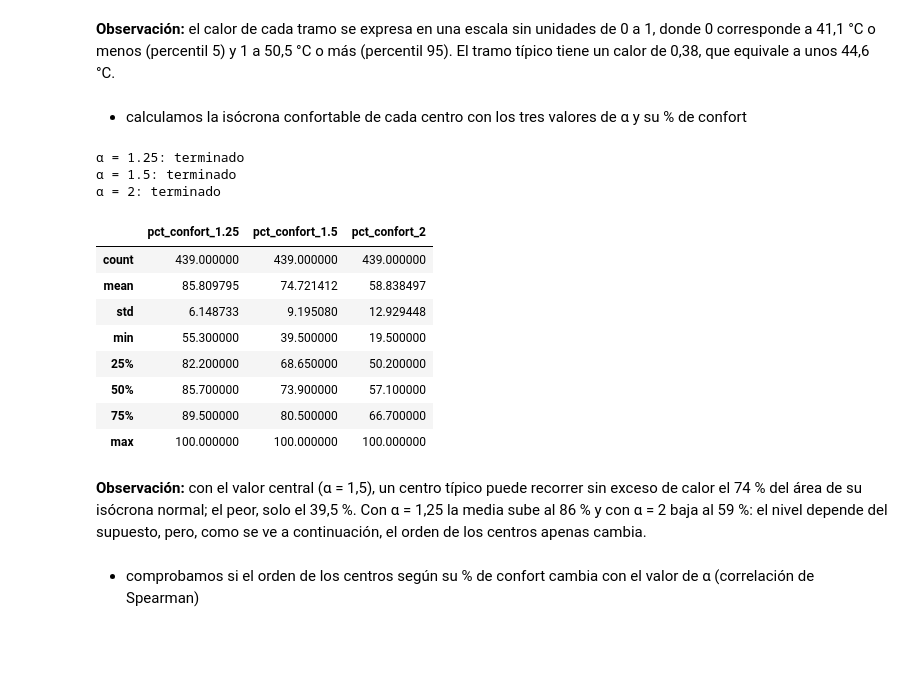
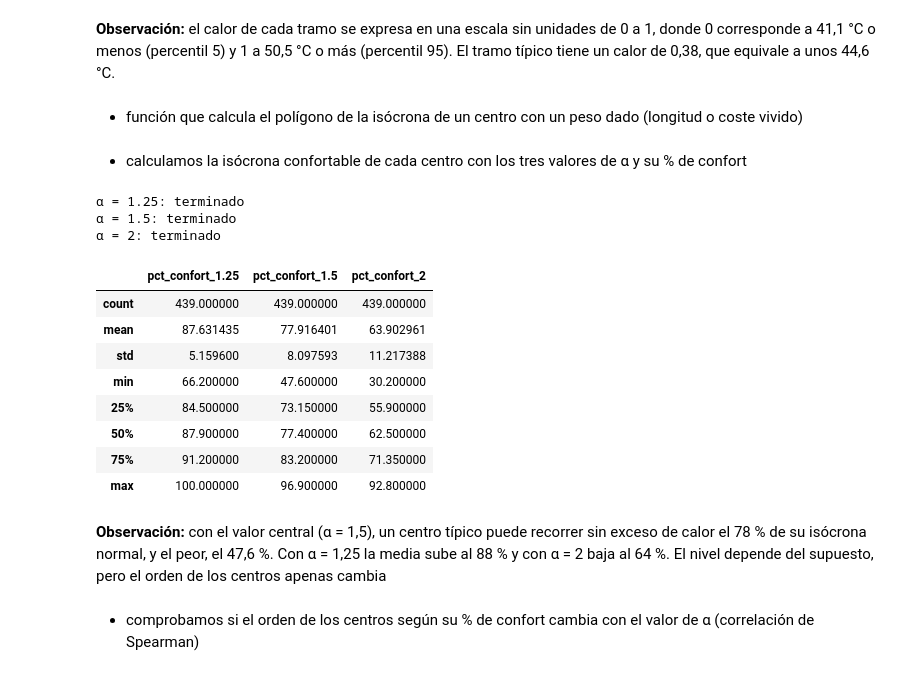
Before and after one commit to Juancarlosdelmarlostanau/calor-mayores-madrid, a Jupyter notebook: notebooks/isocronas.ipynb, the cells around one changed output. Drawn from its saved outputs; the diff is of its cells as text; code cells hidden in the pictures; blank space fills up the shorter version.

```diff
--- a/notebooks/isocronas.ipynb
+++ b/notebooks/isocronas.ipynb
@@ -25,6 +25,7 @@ VELOCIDAD = 0.8
 MINUTOS = 15
 DISTANCIA_MAXIMA = VELOCIDAD * MINUTOS * 60
 MARGEN_CALLE = 25
+RADIO_SALIDA = 100
 
 print("Distancia máxima:", DISTANCIA_MAXIMA, "m")
 # %% [output]
@@ -83,14 +113,10 @@ Name: dist_nodo, dtype: float64
 poligonos = []
 n_nodos = []
 
-for nodo in centros["nodo"]:
-    alcanzados = nx.single_source_dijkstra_path_length(red, nodo, cutoff=DISTANCIA_MAXIMA, weight="length")
-    tramos_alcanzados = tramos[
-        tramos.index.get_level_values("u").isin(alcanzados) &
-        tramos.index.get_level_values("v").isin(alcanzados)
-    ]
-    poligonos.append(tramos_alcanzados.buffer(MARGEN_CALLE).union_all())
-    n_nodos.append(len(alcanzados))
+for punto in centros.geometry:
+    poligono, n_alcanzados = calcular_isocrona(punto, "length")
+    poligonos.append(poligono)
+    n_nodos.append(n_alcanzados)
 
 isocronas = gpd.GeoDataFrame(
     centros[["codigo", "nombre", "tipo_centro", "plazas", "dist_nodo"]].copy(),
@@ -283,50 +299,43 @@ Name: calor, dtype: float64
-# %%
-def calcular_isocrona(nodo, peso):
-    """Devuelve el polígono de las calles alcanzadas desde un nodo hasta la distancia máxima, y el nº de nodos alcanzados."""
-    alcanzados = nx.single_source_dijkstra_path_length(red, nodo, cutoff=DISTANCIA_MAXIMA, weight=peso)
-    tramos_alcanzados = tramos[
-        tramos.index.get_level_values("u").isin(alcanzados) &
-        tramos.index.get_level_values("v").isin(alcanzados)
-    ]
-    return tramos_alcanzados.buffer(MARGEN_CALLE).union_all(), len(alcanzados)
+# %% [markdown]
+- función que calcula el polígono de la isócrona de un centro con un peso dado (longitud o coste vivido)
 # %% [markdown]
 - calculamos la isócrona confortable de cada centro con los tres valores de α y su % de confort
 # %%
 valores_alfa = [1.25, 1.5, 2]
 poligonos_central = []
 
 for alfa in valores_alfa:
     nombre_peso = f"coste_{alfa}"
     tramos[nombre_peso] = tramos["length"] * (1 + (alfa - 1) * tramos["calor"])
     nx.set_edge_attributes(red, tramos[nombre_peso].to_dict(), nombre_peso)
 
     areas = []
-    for nodo in centros["nodo"]:
-        poligono, _ = calcular_isocrona(nodo, nombre_peso)
+    for punto in centros.geometry:
+        poligono, _ = calcular_isocrona(punto, nombre_peso)
         areas.append(poligono.area / 1_000_000)
         if alfa == 1.5:
             poligonos_central.append(poligono)
 
     isocronas[f"area_conf_{alfa}"] = np.round(areas, 3)
     isocronas[f"pct_confort_{alfa}"] = (isocronas[f"area_conf_{alfa}"] / isocronas["area_km2"] * 100).round(1)
     print(f"α = {alfa}: terminado")
 
 isocronas[["pct_confort_1.25", "pct_confort_1.5", "pct_confort_2"]].describe()
 # %% [output]
 α = 1.25: terminado
 α = 1.5: terminado
 α = 2: terminado
 |  | pct_confort_1.25 | pct_confort_1.5 | pct_confort_2 |
 | count | 439.000000 | 439.000000 | 439.000000 |
-| mean | 85.809795 | 74.721412 | 58.838497 |
-| std | 6.148733 | 9.195080 | 12.929448 |
-| min | 55.300000 | 39.500000 | 19.500000 |
-| 25% | 82.200000 | 68.650000 | 50.200000 |
-| 50% | 85.700000 | 73.900000 | 57.100000 |
-| 75% | 89.500000 | 80.500000 | 66.700000 |
-| max | 100.000000 | 100.000000 | 100.000000 |
+| mean | 87.631435 | 77.916401 | 63.902961 |
+| std | 5.159600 | 8.097593 | 11.217388 |
+| min | 66.200000 | 47.600000 | 30.200000 |
+| 25% | 84.500000 | 73.150000 | 55.900000 |
+| 50% | 87.900000 | 77.400000 | 62.500000 |
+| 75% | 91.200000 | 83.200000 | 71.350000 |
+| max | 100.000000 | 96.900000 | 92.800000 |
 # %% [markdown]
-**Observación:** con el valor central (α = 1,5), un centro típico puede recorrer sin exceso de calor el 74 % del área de su isócrona normal; el peor, solo el 39,5 %. Con α = 1,25 la media sube al 86 % y con α = 2 baja al 59 %: el nivel depende del supuesto, pero, como se ve a continuación, el orden de los centros apenas cambia.
+**Observación:** con el valor central (α = 1,5), un centro típico puede recorrer sin exceso de calor el 78 % de su isócrona normal, y el peor, el 47,6 %. Con α = 1,25 la media sube al 88 % y con α = 2 baja al 64 %. El nivel depende del supuesto, pero el orden de los centros apenas cambia
 # %% [markdown]
 - comprobamos si el orden de los centros según su % de confort cambia con el valor de α (correlación de Spearman)
 # %%
```
Also changed, not shown: parts of 25 cells of this notebook, 14 other files.
